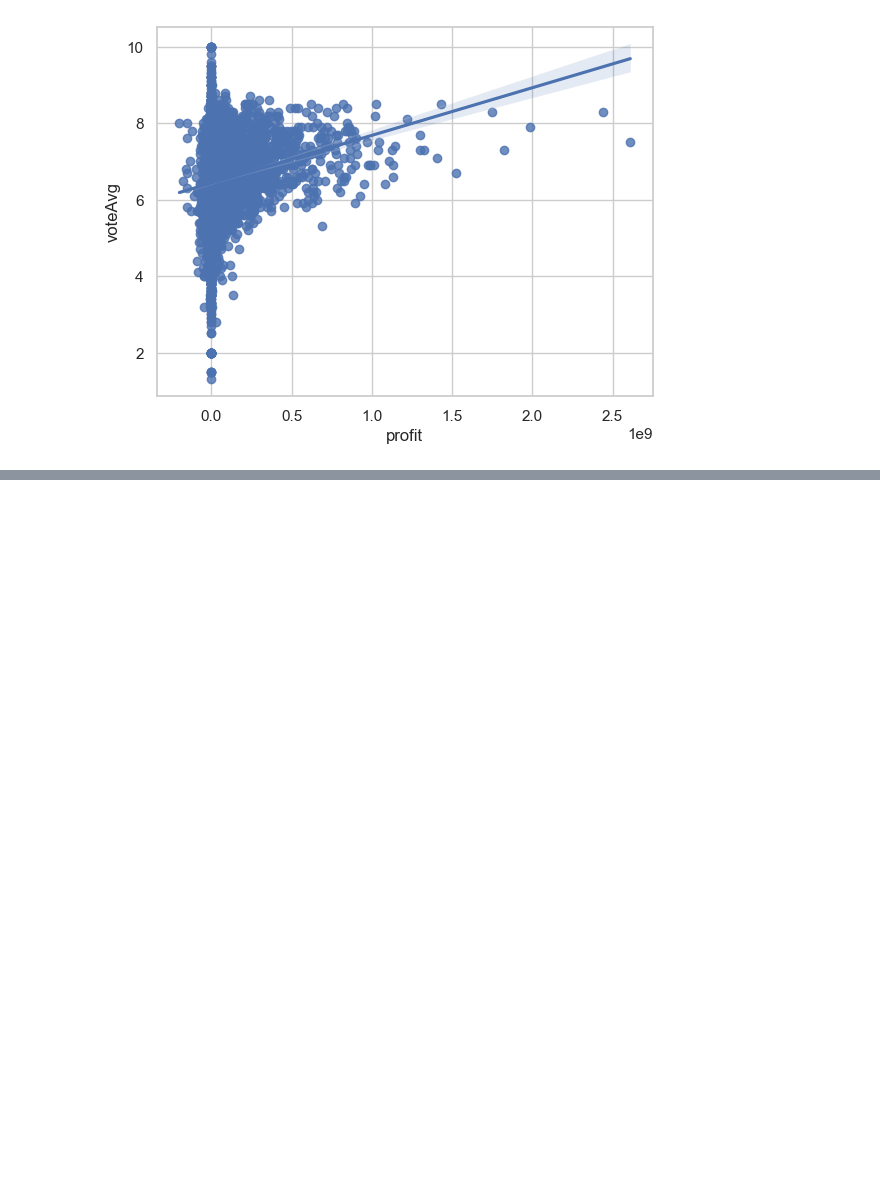
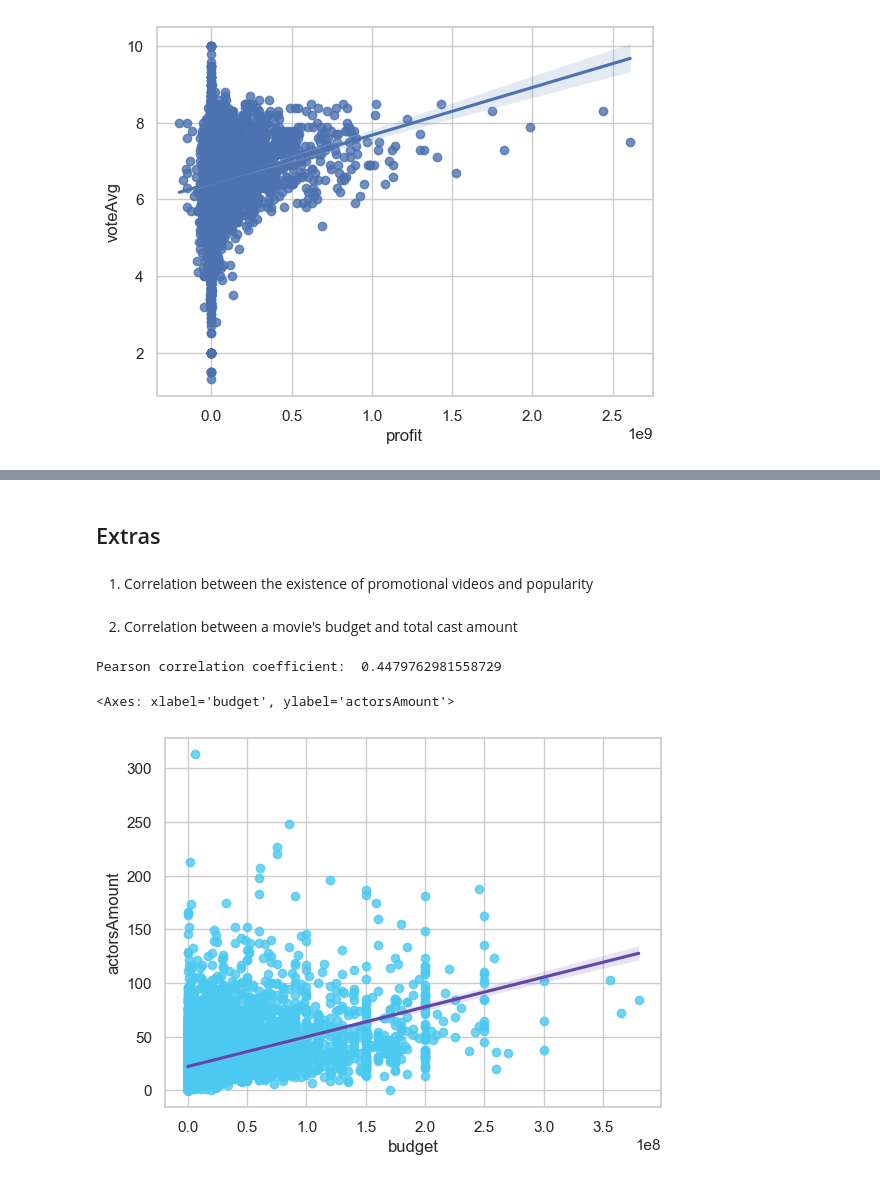
Before and after one commit to Andrea-gt/dm-hw-eda, a Jupyter notebook: answerSheet.ipynb, the cells around one changed output, grey strips where cells are left out. Drawn from its saved outputs; the diff is of its cells as text; code cells hidden in the pictures; blank space fills up the shorter version.

Commit message:
feat: Extras

```diff
--- a/answerSheet.ipynb
+++ b/answerSheet.ipynb
@@ -433,0 +448,18 @@ Pearson correlation coefficient:  0.1570913794231146
+# %% [markdown]
+## Extras
+# %% [markdown]
+1. Correlation between the existence of promotional videos and popularity
+# %% [markdown]
+2. Correlation between a movie's budget and total cast amount
+# %%
+# Column data type casting and outlier removal
+movies_df['actorsAmount'] = movies_df['actorsAmount'].apply(pd.to_numeric, errors='coerce')
+movies_df['actorsAmount'] = np.where(movies_df['actorsAmount'] > 1000, np.nan, movies_df['actorsAmount'])
+
+# Pearson's Correlation Coefficient calculation between 'actorsAmount' and 'budget' columns
+print("Pearson correlation coefficient: ", movies_df['actorsAmount'].corr(movies_df['budget'], method='pearson'))
+sns.regplot(movies_df[['actorsAmount', 'budget']], x="budget", y="actorsAmount", scatter_kws={"color": "#4cc9f0"}, line_kws={"color": "#6247aa"})
+# %% [output]
+Pearson correlation coefficient:  0.4479762981558729
+<Axes: xlabel='budget', ylabel='actorsAmount'>
+[figure, added]
```
Also changed, not shown: parts of 11 cells of this notebook.
